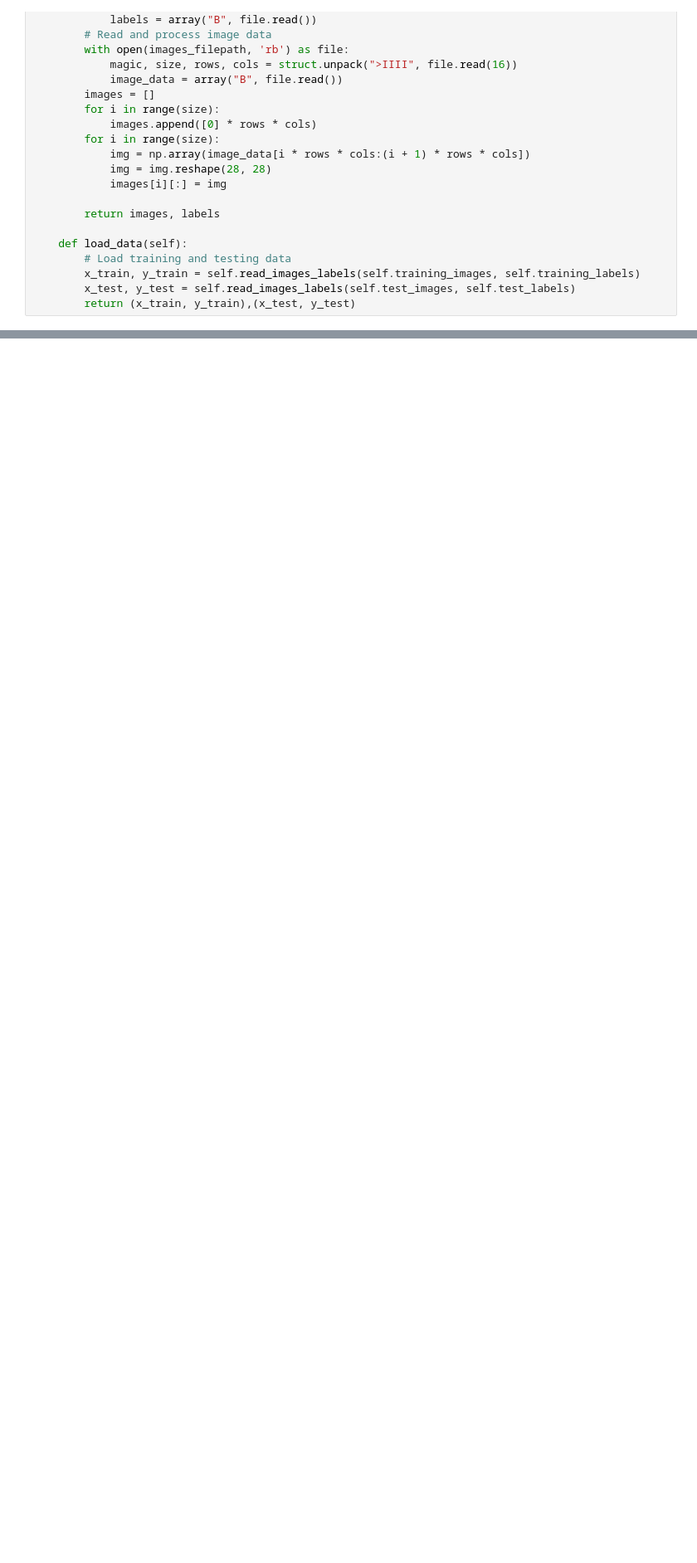
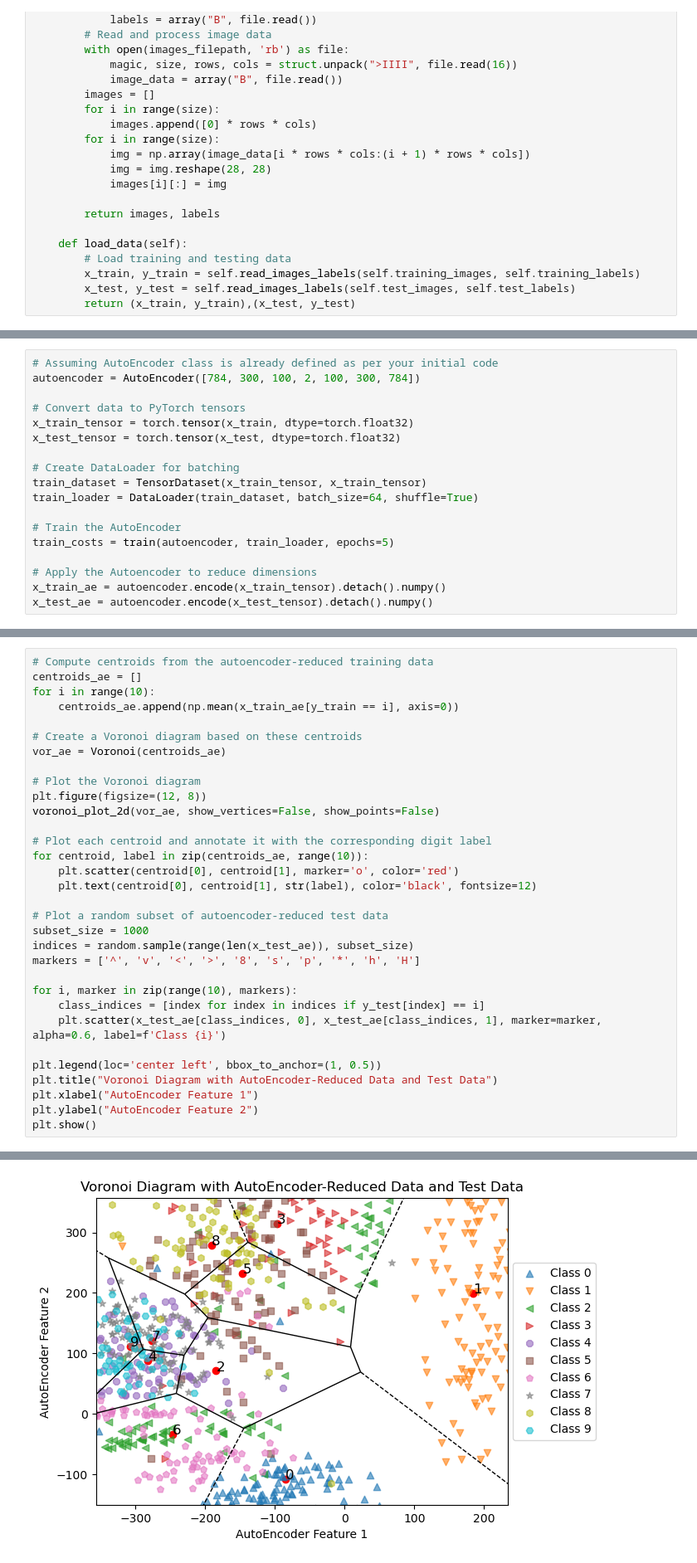
Before and after one commit to tSigler2/machineLearningProject, a Jupyter notebook: knn_MNIST_exp.ipynb, the cells around one changed output, grey strips where cells are left out. Shown at 83% size. Cells and saved outputs as stored; diff of their text form; blank space fills up the shorter version.

```diff
--- a/knn_MNIST_exp.ipynb
+++ b/knn_MNIST_exp.ipynb
@@ -301,0 +292,18 @@ for i in range(len(dimensions)):
+# %%
+# Assuming AutoEncoder class is already defined as per your initial code
+autoencoder = AutoEncoder([784, 300, 100, 2, 100, 300, 784])
+
+# Convert data to PyTorch tensors
+x_train_tensor = torch.tensor(x_train, dtype=torch.float32)
+x_test_tensor = torch.tensor(x_test, dtype=torch.float32)
+
+# Create DataLoader for batching
+train_dataset = TensorDataset(x_train_tensor, x_train_tensor)
+train_loader = DataLoader(train_dataset, batch_size=64, shuffle=True)
+
+# Train the AutoEncoder
+train_costs = train(autoencoder, train_loader, epochs=5)
+
+# Apply the Autoencoder to reduce dimensions
+x_train_ae = autoencoder.encode(x_train_tensor).detach().numpy()
+x_test_ae = autoencoder.encode(x_test_tensor).detach().numpy()
@@ -301,0 +316,33 @@ for i in range(len(dimensions)):
+# %%
+# Compute centroids from the autoencoder-reduced training data
+centroids_ae = []
+for i in range(10):
+    centroids_ae.append(np.mean(x_train_ae[y_train == i], axis=0))
+
+# Create a Voronoi diagram based on these centroids
+vor_ae = Voronoi(centroids_ae)
+
+# Plot the Voronoi diagram
+plt.figure(figsize=(12, 8))
+voronoi_plot_2d(vor_ae, show_vertices=False, show_points=False)
+
+# Plot each centroid and annotate it with the corresponding digit label
+for centroid, label in zip(centroids_ae, range(10)):
+    plt.scatter(centroid[0], centroid[1], marker='o', color='red')
+    plt.text(centroid[0], centroid[1], str(label), color='black', fontsize=12)
+
+# Plot a random subset of autoencoder-reduced test data
+subset_size = 1000
+indices = random.sample(range(len(x_test_ae)), subset_size)
+markers = ['^', 'v', '<', '>', '8', 's', 'p', '*', 'h', 'H']
+
+for i, marker in zip(range(10), markers):
+    class_indices = [index for index in indices if y_test[index] == i]
+    plt.scatter(x_test_ae[class_indices, 0], x_test_ae[class_indices, 1], marker=marker, alpha=0.6, label=f'Class {i}')
+
+plt.legend(loc='center left', bbox_to_anchor=(1, 0.5))
+plt.title("Voronoi Diagram with AutoEncoder-Reduced Data and Test Data")
+plt.xlabel("AutoEncoder Feature 1")
+plt.ylabel("AutoEncoder Feature 2")
+plt.show()
+# %% [output]
@@ -301,0 +350 @@ for i in range(len(dimensions)):
+[figure, added]
```
Also changed, not shown: parts of 15 cells of this notebook, 5 other files.
